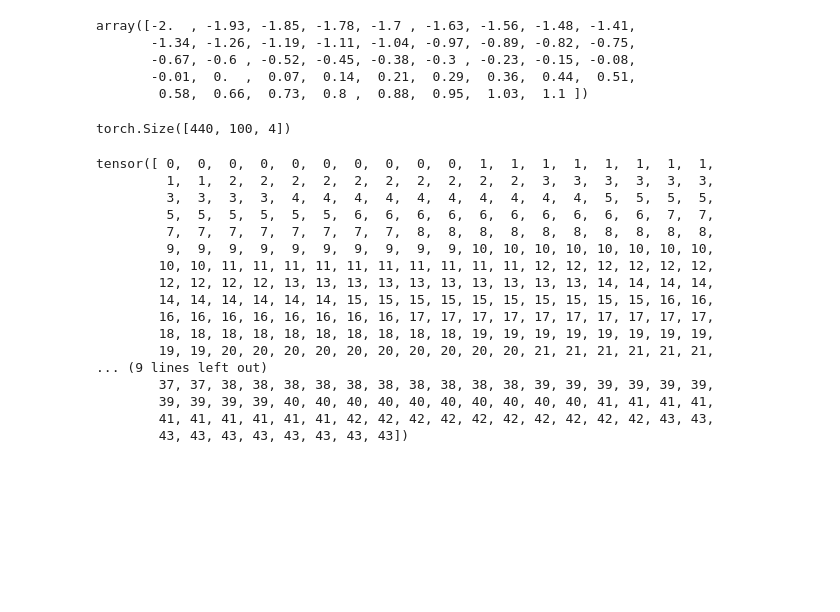
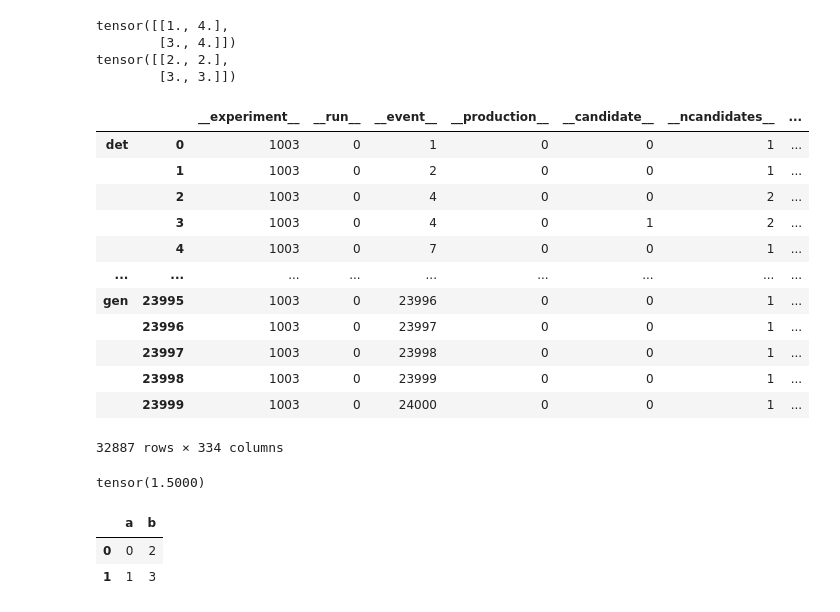
Before and after one commit to ethanlee20/btokstll, a Jupyter notebook: logic/scripts/test.ipynb, the cells around one changed output. Cells and saved outputs as stored; diff of their text form; code cells hidden in the pictures; blank space fills up the shorter version.

```diff
--- a/logic/scripts/test.ipynb
+++ b/logic/scripts/test.ipynb
@@ -130,32 +7,43 @@ ds.load()
-# %%
-ds.bin_values
-# %% [output]
-array([-2.  , -1.93, -1.85, -1.78, -1.7 , -1.63, -1.56, -1.48, -1.41,
-       -1.34, -1.26, -1.19, -1.11, -1.04, -0.97, -0.89, -0.82, -0.75,
-       -0.67, -0.6 , -0.52, -0.45, -0.38, -0.3 , -0.23, -0.15, -0.08,
-       -0.01,  0.  ,  0.07,  0.14,  0.21,  0.29,  0.36,  0.44,  0.51,
-        0.58,  0.66,  0.73,  0.8 ,  0.88,  0.95,  1.03,  1.1 ])
-# %%
-ds.features.shape
-# %% [output]
-torch.Size([440, 100, 4])
-# %%
-ds.labels
-# %% [output]
-tensor([ 0,  0,  0,  0,  0,  0,  0,  0,  0,  0,  1,  1,  1,  1,  1,  1,  1,  1,
-         1,  1,  2,  2,  2,  2,  2,  2,  2,  2,  2,  2,  3,  3,  3,  3,  3,  3,
-         3,  3,  3,  3,  4,  4,  4,  4,  4,  4,  4,  4,  4,  4,  5,  5,  5,  5,
-         5,  5,  5,  5,  5,  5,  6,  6,  6,  6,  6,  6,  6,  6,  6,  6,  7,  7,
-         7,  7,  7,  7,  7,  7,  7,  7,  8,  8,  8,  8,  8,  8,  8,  8,  8,  8,
-         9,  9,  9,  9,  9,  9,  9,  9,  9,  9, 10, 10, 10, 10, 10, 10, 10, 10,
-        10, 10, 11, 11, 11, 11, 11, 11, 11, 11, 11, 11, 12, 12, 12, 12, 12, 12,
-        12, 12, 12, 12, 13, 13, 13, 13, 13, 13, 13, 13, 13, 13, 14, 14, 14, 14,
-        14, 14, 14, 14, 14, 14, 15, 15, 15, 15, 15, 15, 15, 15, 15, 15, 16, 16,
-        16, 16, 16, 16, 16, 16, 16, 16, 17, 17, 17, 17, 17, 17, 17, 17, 17, 17,
-        18, 18, 18, 18, 18, 18, 18, 18, 18, 18, 19, 19, 19, 19, 19, 19, 19, 19,
-        19, 19, 20, 20, 20, 20, 20, 20, 20, 20, 20, 20, 21, 21, 21, 21, 21, 21,
-... (9 lines left out)
-        37, 37, 38, 38, 38, 38, 38, 38, 38, 38, 38, 38, 39, 39, 39, 39, 39, 39,
-        39, 39, 39, 39, 40, 40, 40, 40, 40, 40, 40, 40, 40, 40, 41, 41, 41, 41,
-        41, 41, 41, 41, 41, 41, 42, 42, 42, 42, 42, 42, 42, 42, 42, 42, 43, 43,
-        43, 43, 43, 43, 43, 43, 43, 43])
+# %%
+t1 = torch.Tensor([[1,4], [3,4]])
+t2 = torch.Tensor([[2,2], [3,3]])
+
+print(t1)
+print(t2)
+# %% [output]
+tensor([[1., 4.],
+        [3., 4.]])
+tensor([[2., 2.],
+        [3., 3.]])
+# %%
+pd.read_pickle("../../state/new_physics/data/raw/signal/dc9_-0.01_1_re.pkl")
+# %% [output]
+|  |  | __experiment__ | __run__ | __event__ | __production__ | __candidate__ | __ncandidates__ | ... |
+| det | 0 | 1003 | 0 | 1 | 0 | 0 | 1 | ... |
+|  | 1 | 1003 | 0 | 2 | 0 | 0 | 1 | ... |
+|  | 2 | 1003 | 0 | 4 | 0 | 0 | 2 | ... |
+|  | 3 | 1003 | 0 | 4 | 0 | 1 | 2 | ... |
+|  | 4 | 1003 | 0 | 7 | 0 | 0 | 1 | ... |
+| ... | ... | ... | ... | ... | ... | ... | ... | ... |
+| gen | 23995 | 1003 | 0 | 23996 | 0 | 0 | 1 | ... |
+|  | 23996 | 1003 | 0 | 23997 | 0 | 0 | 1 | ... |
+|  | 23997 | 1003 | 0 | 23998 | 0 | 0 | 1 | ... |
+|  | 23998 | 1003 | 0 | 23999 | 0 | 0 | 1 | ... |
+|  | 23999 | 1003 | 0 | 24000 | 0 | 0 | 1 | ... |
+32887 rows × 334 columns
+# %%
+def weird_loss(yhat, y):
+    (yhat - y).mean(dim=)
+
+
+l = nn.MSELoss(reduction="none")
+l(t1, t2)
+# %% [output]
+tensor(1.5000)
+# %%
+a = pd.DataFrame({"a":[0,1], "b":[2,3]})
+a
+# %% [output]
+|  | a | b |
+| 0 | 0 | 2 |
+| 1 | 1 | 3 |
```
Also changed, not shown: parts of 18 cells of this notebook, 11 other files.
